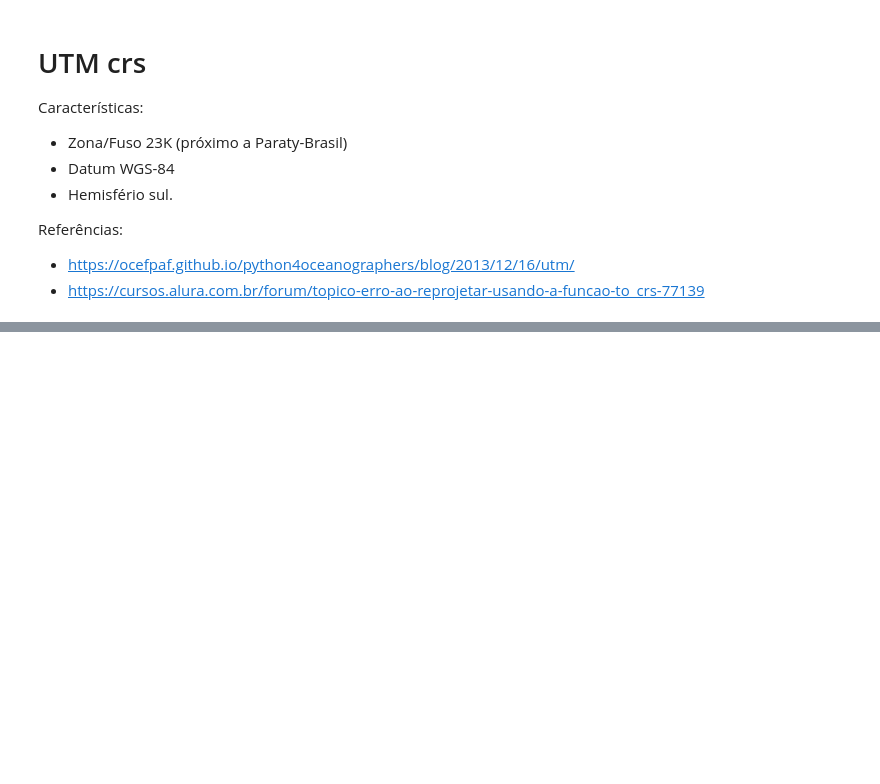
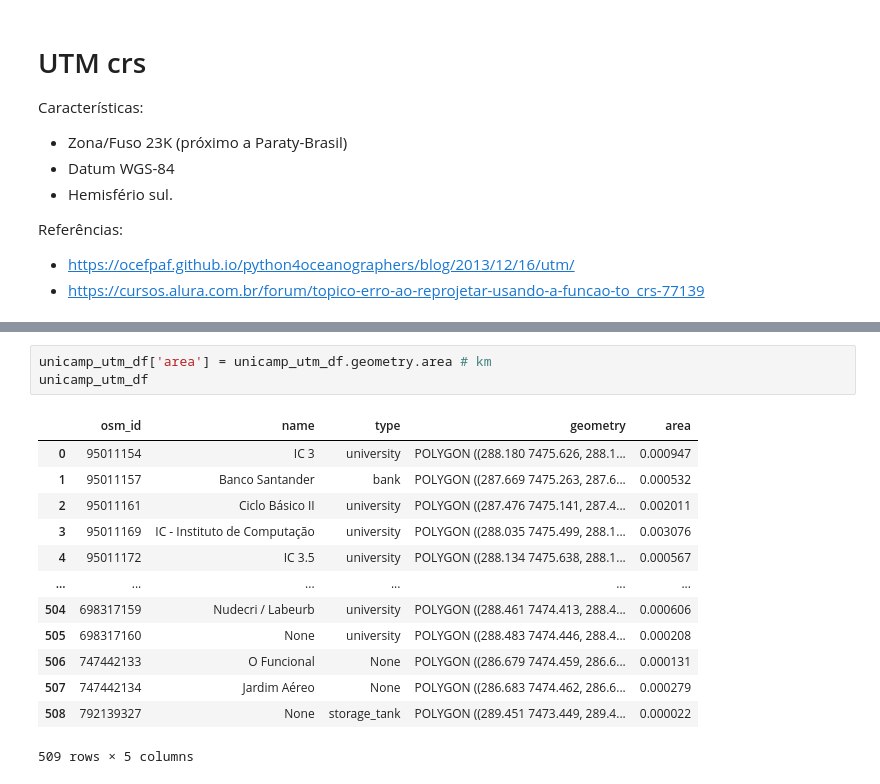
Before and after one commit to wasp-lahis/ns3-bmap, a Jupyter notebook: Geopandas-Unicamp.ipynb, the cells around one changed output, grey strips where cells are left out. Drawn from its saved outputs; the diff is of its cells as text; blank space fills up the shorter version.

Commit message:
x, y & area (km2)

```diff
--- a/Geopandas-Unicamp.ipynb
+++ b/Geopandas-Unicamp.ipynb
@@ -112,0 +145,17 @@ ic_predio.head()
+# %%
+unicamp_utm_df['area'] = unicamp_utm_df.geometry.area # km
+unicamp_utm_df
+# %% [output]
+|  | osm_id | name | type | geometry | area |
+| 0 | 95011154 | IC 3 | university | POLYGON ((288.180 7475.626, 288.1... | 0.000947 |
+| 1 | 95011157 | Banco Santander | bank | POLYGON ((287.669 7475.263, 287.6... | 0.000532 |
+| 2 | 95011161 | Ciclo Básico II | university | POLYGON ((287.476 7475.141, 287.4... | 0.002011 |
+| 3 | 95011169 | IC - Instituto de Computação | university | POLYGON ((288.035 7475.499, 288.1... | 0.003076 |
+| 4 | 95011172 | IC 3.5 | university | POLYGON ((288.134 7475.638, 288.1... | 0.000567 |
+| ... | ... | ... | ... | ... | ... |
+| 504 | 698317159 | Nudecri / Labeurb | university | POLYGON ((288.461 7474.413, 288.4... | 0.000606 |
+| 505 | 698317160 | None | university | POLYGON ((288.483 7474.446, 288.4... | 0.000208 |
+| 506 | 747442133 | O Funcional | None | POLYGON ((286.679 7474.459, 286.6... | 0.000131 |
+| 507 | 747442134 | Jardim Aéreo | None | POLYGON ((286.683 7474.462, 286.6... | 0.000279 |
+| 508 | 792139327 | None | storage_tank | POLYGON ((289.451 7473.449, 289.4... | 0.000022 |
+509 rows × 5 columns
```
Also changed, not shown: parts of 9 cells of this notebook.
